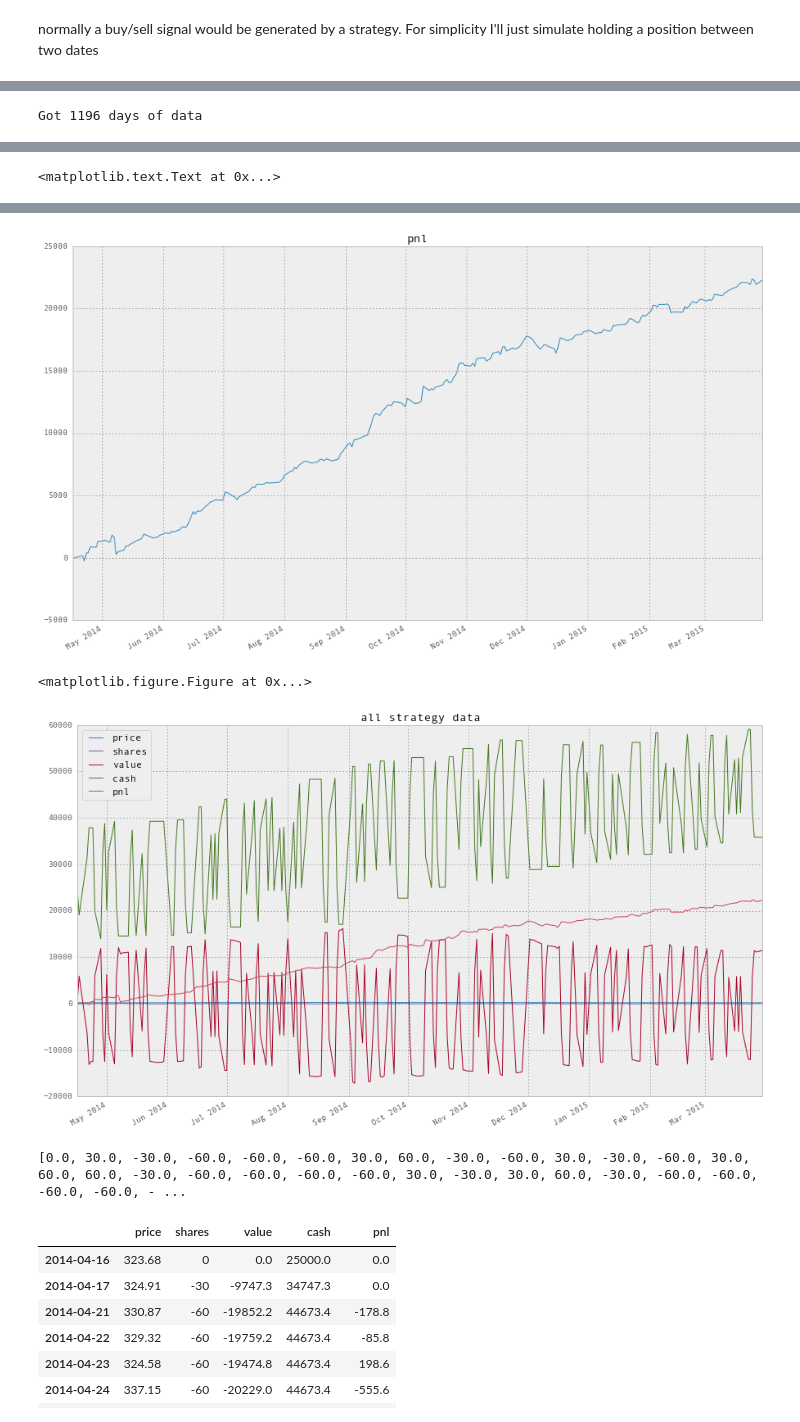
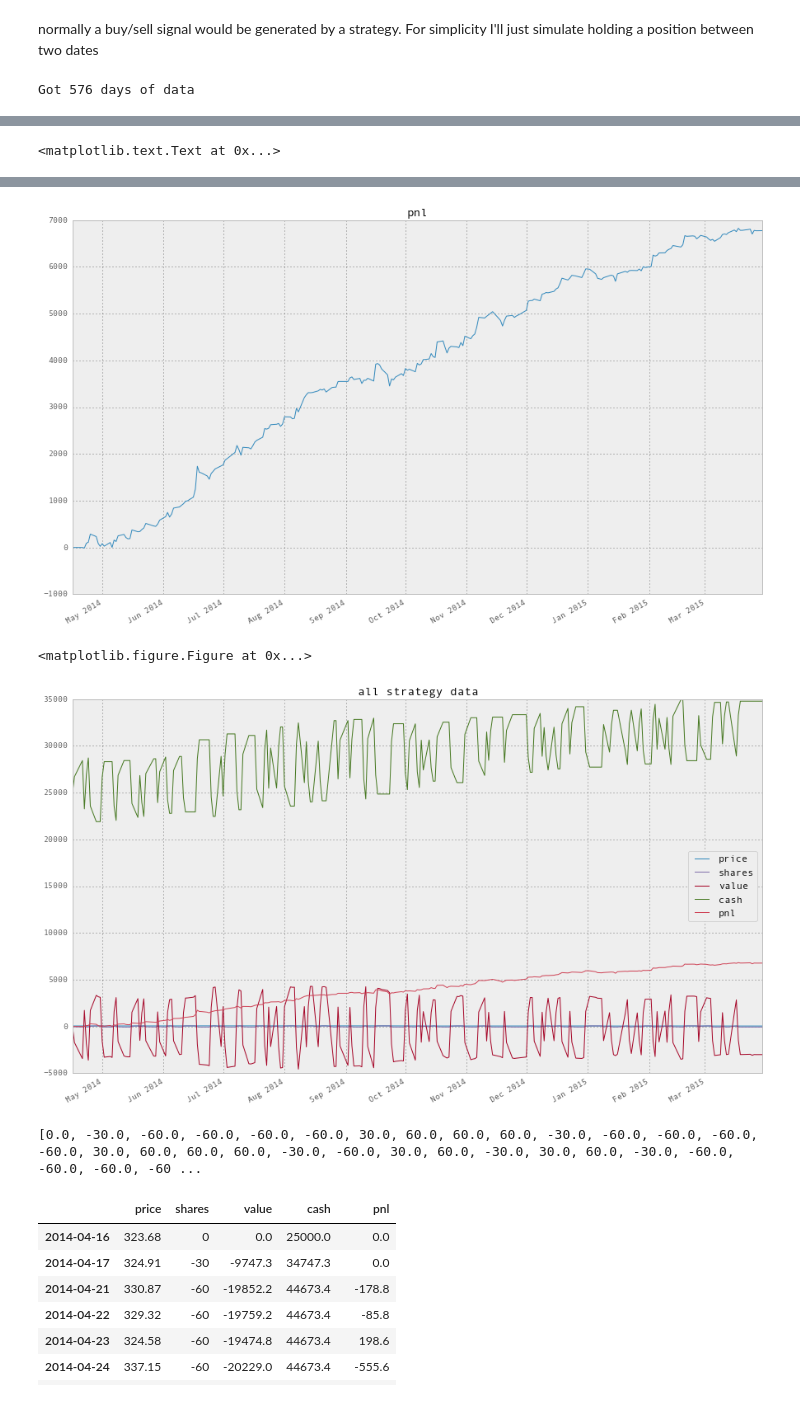
Before and after one commit to fraka6/trading-with-python, a Jupyter notebook: notebooks/explore_automatic_trading.ipynb, the cells around one changed output, grey strips where cells are left out. Cells and saved outputs as stored; diff of their text form; code cells hidden in the pictures.

```diff
--- a/notebooks/explore_automatic_trading.ipynb
+++ b/notebooks/explore_automatic_trading.ipynb
@@ -106,10 +104,15 @@ Got 1196 days of data
 # %% [markdown]
 normally a buy/sell signal would be generated by a strategy. For simplicity I'll just simulate holding a position between two dates
+# %%
+import tradingWithPython.lib.yahooFinance as yahoo # yahoo finance module
+stockname = 'SCTY' #'SCTY' # 'TSLA' #'SCTY' #'TSLA''GS''NFLX' 'AMZN'
+n = (5*4)*12
+# adj_close   close    high     low    open    volume
+price = yahoo.getHistoricData(stockname)['open'][-n:]
+# %% [output]
+Got 576 days of data
 # %%
-import tradingWithPython.lib.yahooFinance as yahoo # yahoo finance module
-stockname = 'TSLA' #'SCTY' # 'TSLA' #'SCTY' #'TSLA''GS''NFLX'
-n = (5*4)*12
-price = yahoo.getHistoricData(stockname)['adj_close'][-n:]
+
 figsize(15,9)
 initialCash=25000
 min_stock = 30
@@ -160 +164 @@ title('all strategy data')
-Got 1196 days of data
+<matplotlib.text.Text at 0x...>
@@ -162 +164,0 @@ Got 1196 days of data
-<matplotlib.text.Text at 0x...>
@@ -164,10 +166,10 @@ Got 1196 days of data
-[figure, old version]
+[figure, new version]
-<matplotlib.figure.Figure at 0x...>
+<matplotlib.figure.Figure at 0x...>
-[figure, old version]
+[figure, new version]
 # %%
 print order
 # %% [output]
-[0.0, 30.0, -30.0, -60.0, -60.0, -60.0, 30.0, 60.0, -30.0, -60.0, 30.0, -30.0, -60.0, 30.0, 60.0, 60.0, -30.0, -60.0, -60.0, -60.0, -60.0, 30.0, -30.0, 30.0, 60.0, -30.0, -60.0, -60.0, -60.0, -60.0, - ...
+[0.0, -30.0, -60.0, -60.0, -60.0, -60.0, 30.0, 60.0, 60.0, 60.0, -30.0, -60.0, -60.0, -60.0, -60.0, 30.0, 60.0, 60.0, 60.0, -30.0, -60.0, 30.0, 60.0, -30.0, 30.0, 60.0, -30.0, -60.0, -60.0, -60.0, -60 ...
 # %%
 bt.data
 # %% [output]
```
Also changed, not shown: parts of 2 cells of this notebook, 2 other files.
